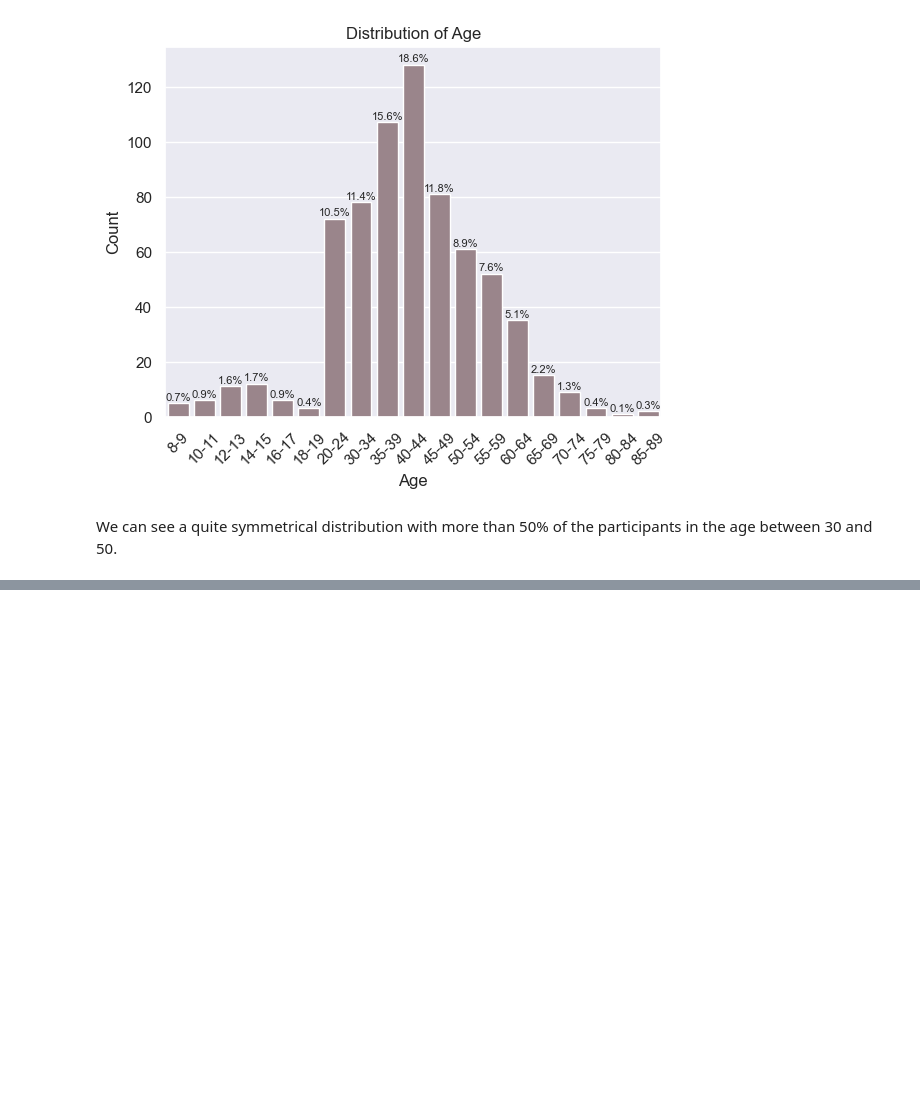
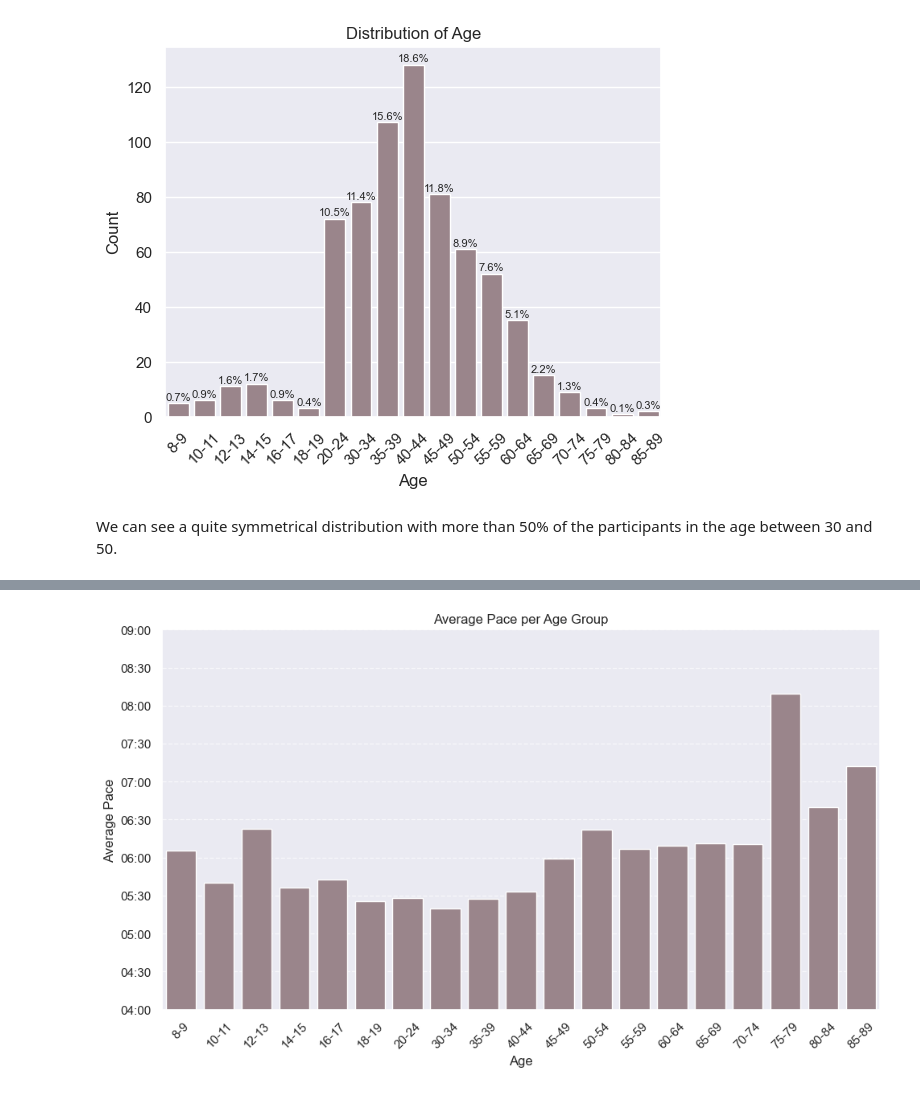
Before and after one commit to scheinmensch/Plaenterwaldlauf, a Jupyter notebook: Analysis.ipynb, the cells around one changed output, grey strips where cells are left out. Saved outputs shown, nothing was run; the diff lists cells and outputs as text; code cells hidden in the pictures; blank space fills up the shorter version.

```diff
--- a/Analysis.ipynb
+++ b/Analysis.ipynb
@@ -221,0 +237,19 @@ We can see a quite symmetrical distribution with more than 50% of the participan
+# %%
+data['pace_seconds'] = data['Pace'].apply(lambda x: x.hour * 3600 + x.minute * 60 + x.second)
+
+plt.figure(figsize=(10, 6))
+sns.barplot(data=data, x='Age', y='pace_seconds', color='#9d8189', order=age_order, errorbar=None)
+plt.xlabel('Age')
+plt.ylabel('Average Pace')
+plt.title('Average Pace per Age Group')
+plt.xticks(rotation=45)  # Rotate x-axis labels for better readability if needed
+plt.grid(axis='y', linestyle='--', alpha=0.7)
+
+plt.ylim(240, 540)
+plt.yticks(range(240, 541, 30))
+plt.yticks(range(240, 541, 30), [str(pd.Timedelta(seconds=x))[-5:] for x in range(240, 541, 30)])
+
+plt.tight_layout()
+plt.show()
+# %% [output]
+[figure, added]
```
Also changed, not shown: parts of 1 cell of this notebook.
